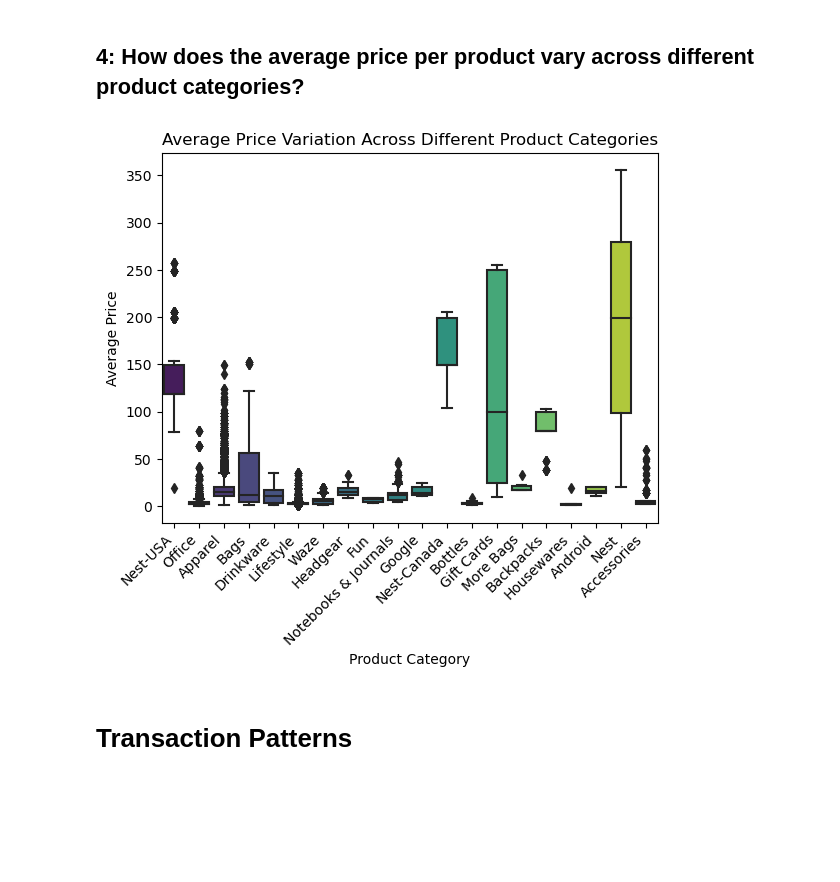
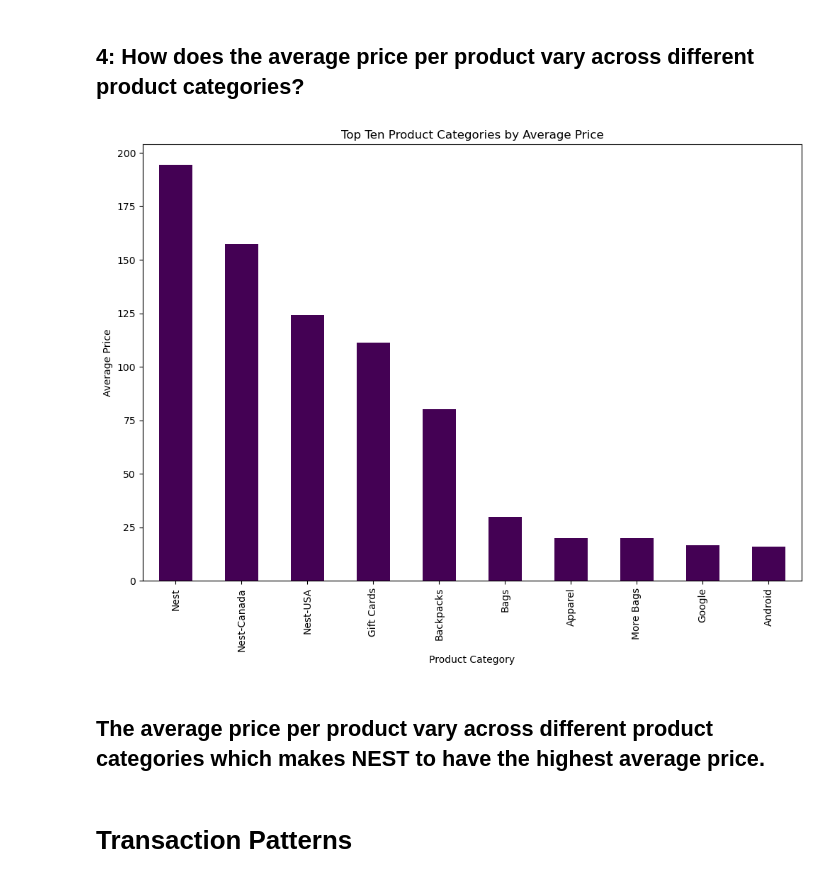
Before and after one commit to comfort75/Python, a Jupyter notebook: Online shopping.ipynb, the cells around one changed output. Saved outputs shown, nothing was run; the diff lists cells and outputs as text; code cells hidden in the pictures; blank space fills up the shorter version.

```diff
--- a/Online shopping.ipynb
+++ b/Online shopping.ipynb
@@ -276,16 +280,20 @@ plt.show()
 # %% [markdown]
 ## 4: How does the average price per product vary across different product categories?
 # %%
-# Using seaborn for a box plot
-sns.boxplot(x='Product_Category', y='Avg_Price', data=df, palette='viridis')
+# Group by product category and calculate the average price
+avg_price_by_category = df.groupby('Product_Category')['Avg_Price'].mean().nlargest(10)
 
-plt.title('Average Price Variation Across Different Product Categories')
+# Create a stacked bar chart for the top ten product categories
+plt.figure(figsize=(12, 8))
+avg_price_by_category.plot(kind='bar', stacked=True, colormap='viridis')
+plt.title('Top Ten Product Categories by Average Price')
 plt.xlabel('Product Category')
 plt.ylabel('Average Price')
-plt.xticks(rotation=45, ha='right')  # Rotate x-axis labels for better visibility
 plt.show()
 # %% [output]
-[figure, old version]
+[figure, new version]
+# %% [markdown]
+## The average price per product vary across different product categories which makes NEST to have the highest average price.
 # %% [markdown]
 # Transaction Patterns
 # %% [markdown]
```
Also changed, not shown: parts of 17 cells of this notebook.
